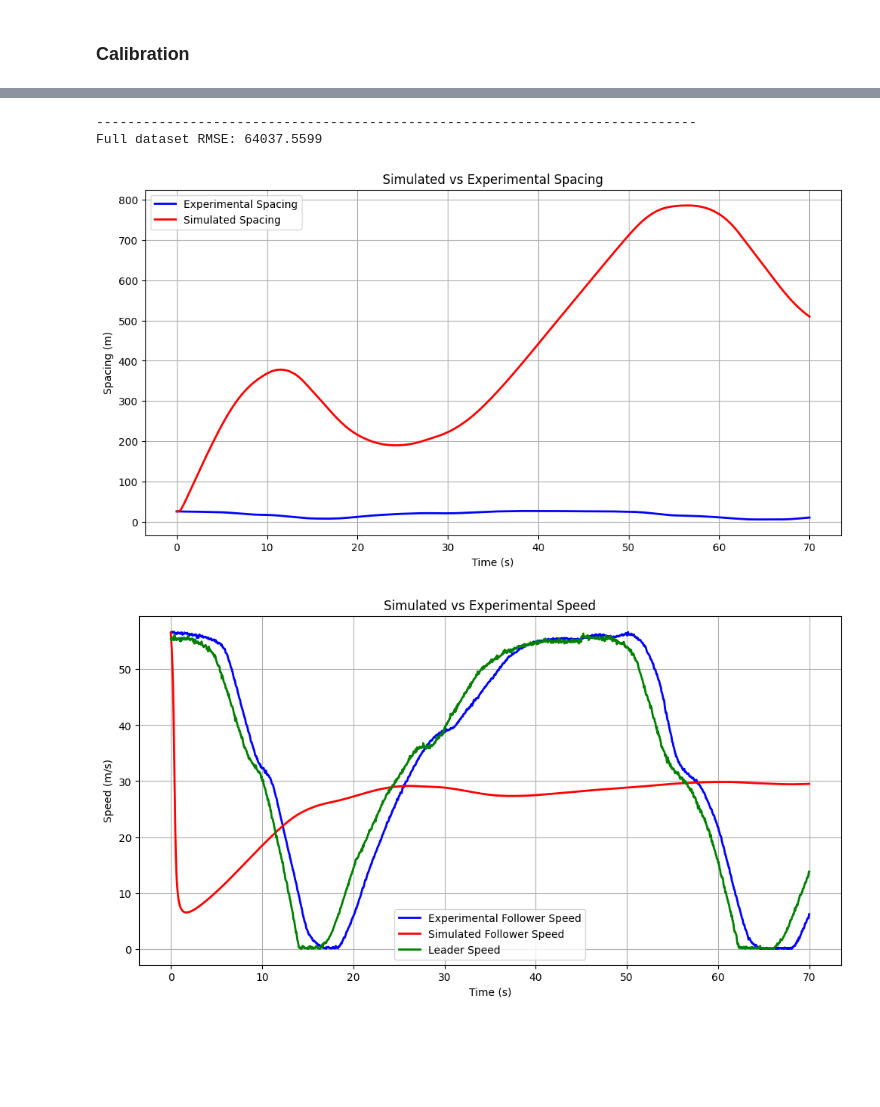
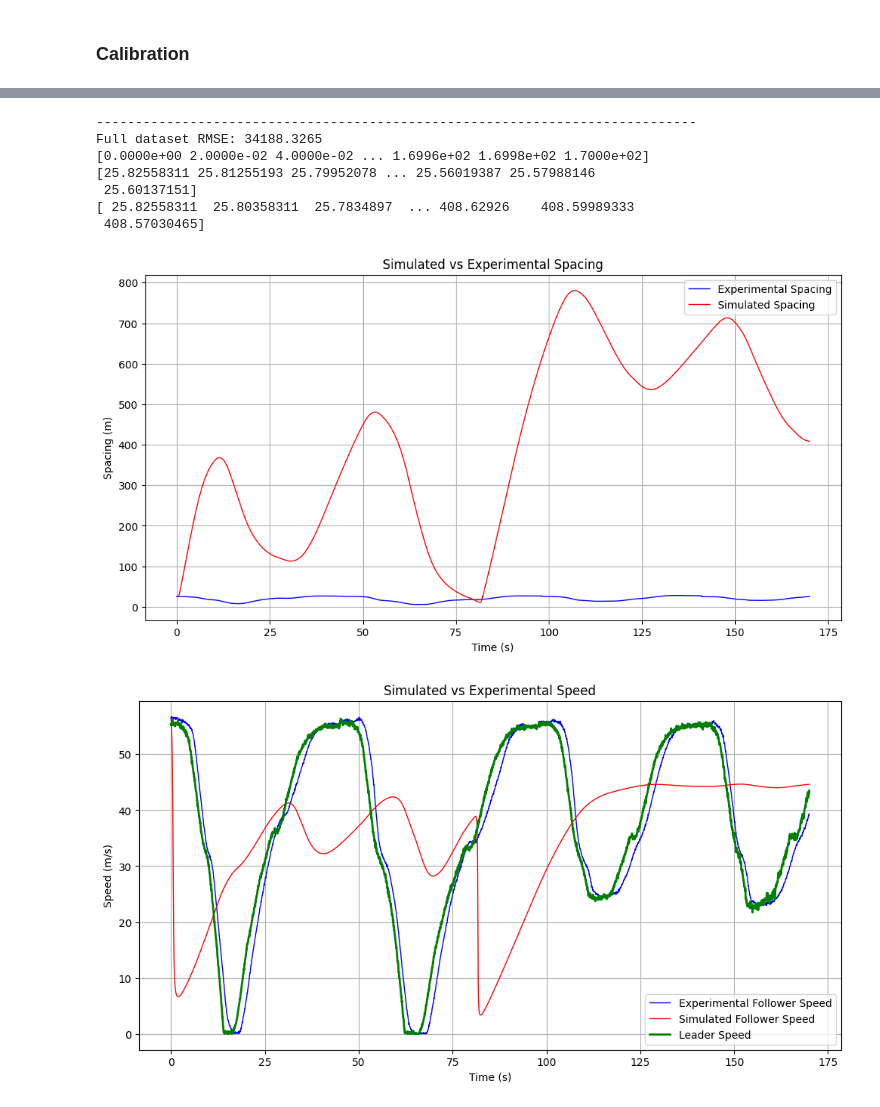
Before and after one commit to AARC-lab/car-following-behavior-EVACC-paper-recreation, a Jupyter notebook: notebook/IDM_calibration.ipynb, the cells around one changed output, grey strips where cells are left out. Saved outputs shown, nothing was run; the diff lists cells and outputs as text; code cells hidden in the pictures; blank space fills up the shorter version.

```diff
--- a/notebook/IDM_calibration.ipynb
+++ b/notebook/IDM_calibration.ipynb
@@ -111,12 +145,12 @@ def calibaration_start(df):
         # Initial guess for parameters
 #         initial_params = [0.5, 0.5, 2.0, 1.5]
 
-        initial_params = [33.3, 2.0, 1.6, 5.0, 1.67]
+        initial_params = [25, 1.0, 1.0, 1.0, 1.67]
 
         # Bounds for parameters
 #         bounds = [(0, None), (0, None), (0, None), (0, None)]
-#         bounds = [(25.0, 45.0), (1, 2.5), (1.0, 5.0), (0.5, 2.0), (1.0, 2.0)]
-        bounds = [(20.0, 30.0), (1.0, 3.0), (1.0, 5.0), (0.5, 2.0), (1.0, 2.0)]
+        bounds = [(25.0, 45.0), (1, 2.5), (1.0, 5.0), (0.5, 2.0), (1.0, 2.0)]
+#         bounds = [(20.0, 30.0), (1.0, 3.0), (1.0, 5.0), (0.5, 2.0), (1.0, 2.0)]
 
         # Run optimization
         result = minimize(objective, initial_params, args=(time_subset, lead_speed_subset, experimental_spacing_subset, initial_spacing, initial_speed),
@@ -144,6 +178,7 @@ def test_and_viz_full_dataset(df, best_params, limit=None):
 
     # Extract relevant columns
     time = np.arange(0, len(df) * 0.02, 0.02)  # Assuming time increments by 0.02 seconds
+#     time = df['Time'].values
     lead_speed = df['Speed Leader'].values
     follow_speed = df['Speed Follower'].values
     experimental_spacing = df['Spacing'].values  # Assuming this is the spacing
@@ -165,13 +200,17 @@ def test_and_viz_full_dataset(df, best_params, limit=None):
         simulated_speed_full = simulated_speed_full[mask]
         lead_speed = lead_speed[mask]
 
+
+    print(time)
+    print(experimental_spacing)
+    print(simulated_spacing_full)
     # Visualize the results
     import matplotlib.pyplot as plt
 
     # Plot simulated vs experimental spacing
     plt.figure(figsize=(12, 6))
-    plt.plot(time, experimental_spacing, label='Experimental Spacing', color='blue', linestyle='-', linewidth=2)
-    plt.plot(time, simulated_spacing_full, label='Simulated Spacing', color='red', linestyle='-', linewidth=2)
+    plt.plot(time, experimental_spacing, label='Experimental Spacing', color='blue', linestyle='-', linewidth=1)
+    plt.plot(time, simulated_spacing_full, label='Simulated Spacing', color='red', linestyle='-', linewidth=1)
     plt.xlabel('Time (s)')
     plt.ylabel('Spacing (m)')
     plt.title(f'Simulated vs Experimental Spacing')
@@ -181,8 +220,8 @@ def test_and_viz_full_dataset(df, best_params, limit=None):
 
     # Plot simulated vs experimental speed (including leader speed)
     plt.figure(figsize=(12, 6))
-    plt.plot(time, follow_speed, label='Experimental Follower Speed', color='blue', linestyle='-', linewidth=2)
-    plt.plot(time, simulated_speed_full, label='Simulated Follower Speed', color='red', linestyle='-', linewidth=2)
+    plt.plot(time, follow_speed, label='Experimental Follower Speed', color='blue', linestyle='-', linewidth=1)
+    plt.plot(time, simulated_speed_full, label='Simulated Follower Speed', color='red', linestyle='-', linewidth=1)
     plt.plot(time, lead_speed, label='Leader Speed', color='green', linestyle='-', linewidth=2)
     plt.xlabel('Time (s)')
     plt.ylabel('Speed (m/s)')
@@ -248,7 +282,12 @@ Best RMSE : 7896.968688625408
 # %%
-test_and_viz_full_dataset(medium_gap_df,medium_gap_best_params,limit=(0, 70))
+test_and_viz_full_dataset(medium_gap_df,medium_gap_best_params,limit=(0, 170))
 # %% [output]
 -----------------------------------------------------------------------------
-Full dataset RMSE: 64037.5599
+Full dataset RMSE: 34188.3265
+[0.0000e+00 2.0000e-02 4.0000e-02 ... 1.6996e+02 1.6998e+02 1.7000e+02]
+[25.82558311 25.81255193 25.79952078 ... 25.56019387 25.57988146
+ 25.60137151]
+[ 25.82558311  25.80358311  25.7834897  ... 408.62926    408.59989333
+ 408.57030465]
-[figure, old version]
+[figure, new version]
-[figure, old version]
+[figure, new version]
```
Also changed, not shown: parts of 12 cells of this notebook, 2 other files.
